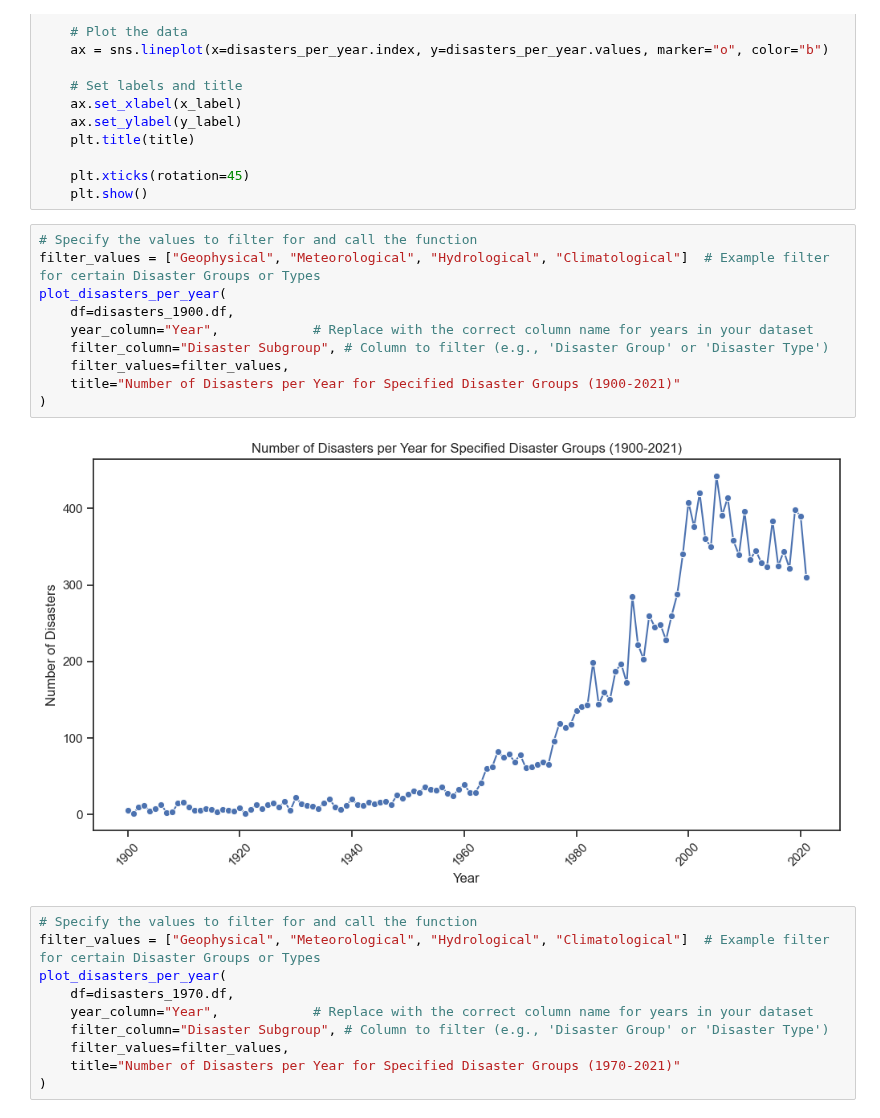
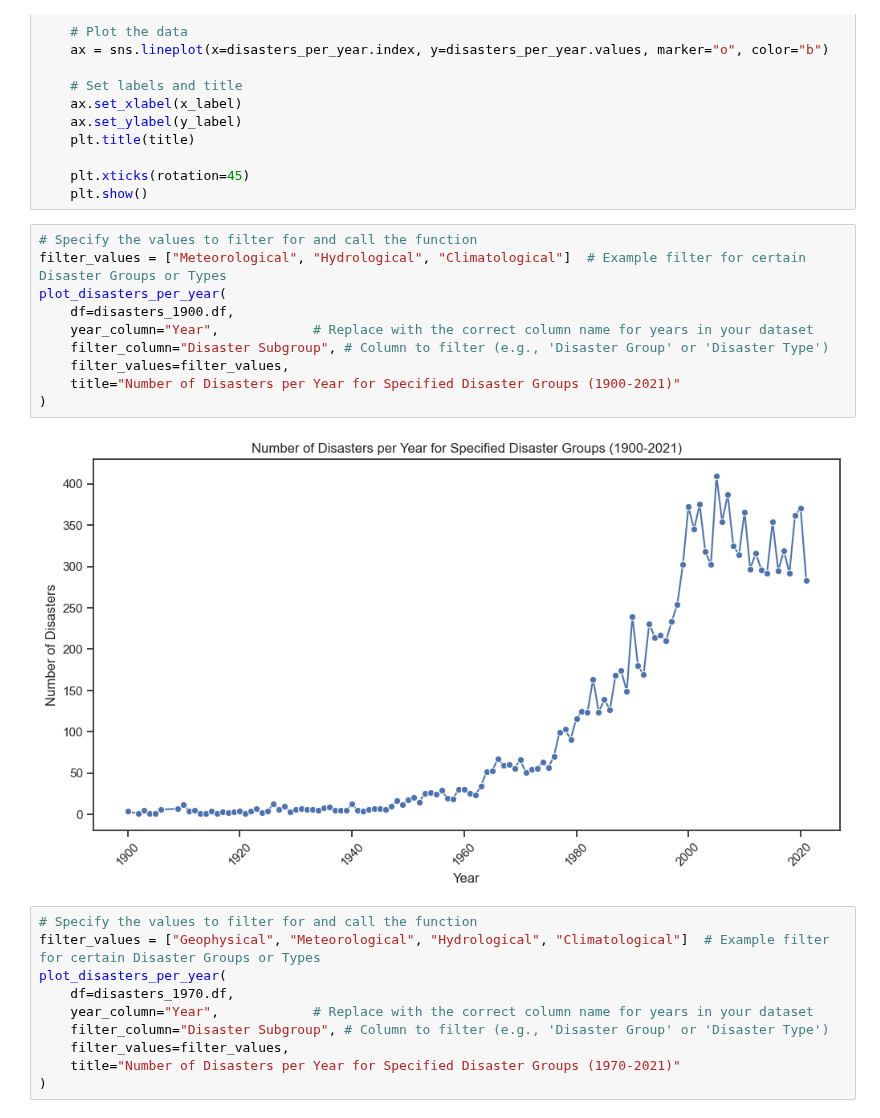
Before and after one commit to hellegje/fys-stk4155, a Jupyter notebook: Project3/Eda_and_Testing.ipynb, the cells around one changed output. Cells and saved outputs as stored; diff of their text form.

```diff
--- a/Project3/Eda_and_Testing.ipynb
+++ b/Project3/Eda_and_Testing.ipynb
@@ -370,16 +371,16 @@ def plot_disasters_per_year(df, year_column, filter_column, filter_values, title
     plt.show()
 # %%
 # Specify the values to filter for and call the function
-filter_values = ["Geophysical", "Meteorological", "Hydrological", "Climatological"]  # Example filter for certain Disaster Groups or Types
+filter_values = ["Meteorological", "Hydrological", "Climatological"]  # Example filter for certain Disaster Groups or Types
 plot_disasters_per_year(
     df=disasters_1900.df,
     year_column="Year",            # Replace with the correct column name for years in your dataset
     filter_column="Disaster Subgroup", # Column to filter (e.g., 'Disaster Group' or 'Disaster Type')
     filter_values=filter_values,
     title="Number of Disasters per Year for Specified Disaster Groups (1900-2021)"
 )
 # %% [output]
-[figure, old version]
+[figure, new version]
 # %%
 # Specify the values to filter for and call the function
 filter_values = ["Geophysical", "Meteorological", "Hydrological", "Climatological"]  # Example filter for certain Disaster Groups or Types
```
Also changed, not shown: parts of 12 cells of this notebook, 18 other files.
